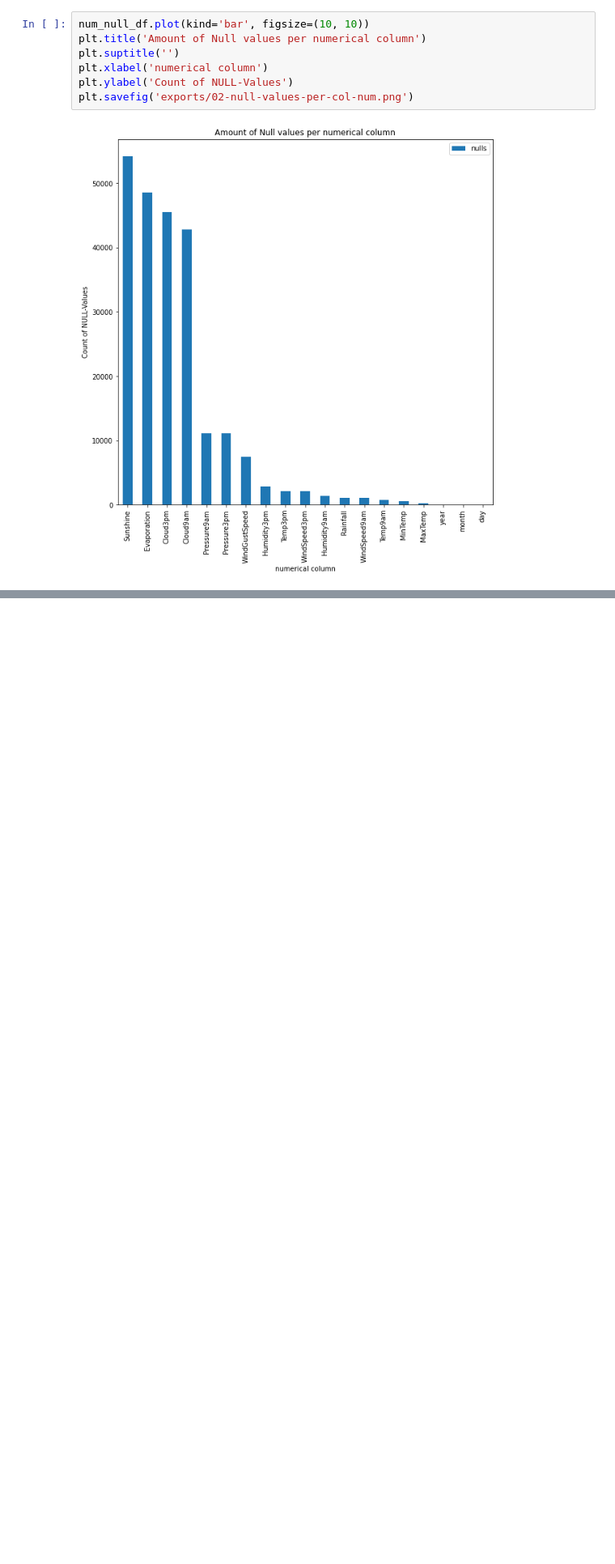
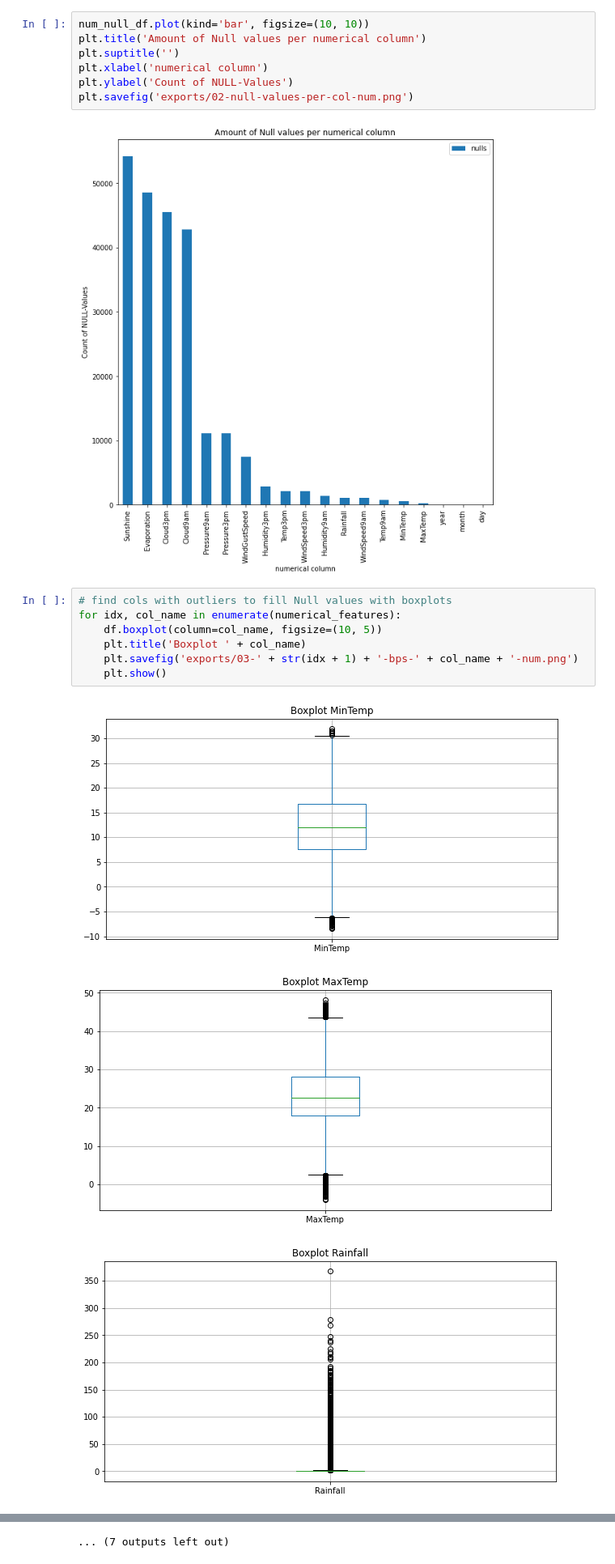
Before and after one commit to rrancerr/jku-data-mining-ws-21, a Jupyter notebook: assignment-05/assignment-05.ipynb, the cells around one changed output, grey strips where cells are left out. Shown at 81% size. Cells and saved outputs as stored; diff of their text form; blank space fills up the shorter version.

```diff
--- a/assignment-05/assignment-05.ipynb
+++ b/assignment-05/assignment-05.ipynb
@@ -238,3 +247,14 @@ plt.ylabel('Count of NULL-Values')
 plt.savefig('exports/02-null-values-per-col-num.png')
 # %% [output]
 [figure]
+# %%
+# find cols with outliers to fill Null values with boxplots
+for idx, col_name in enumerate(numerical_features):
+    df.boxplot(column=col_name, figsize=(10, 5))
+    plt.title('Boxplot ' + col_name)
+    plt.savefig('exports/03-' + str(idx + 1) + '-bps-' + col_name + '-num.png')
+    plt.show()
+# %% [output]
+[figure, added]
+[figure, added]
+[figure, added]
@@ -240,0 +270 @@ plt.savefig('exports/02-null-values-per-col-num.png')
+... (7 outputs left out)
```
Also changed, not shown: parts of 26 cells of this notebook, 21 other files.
